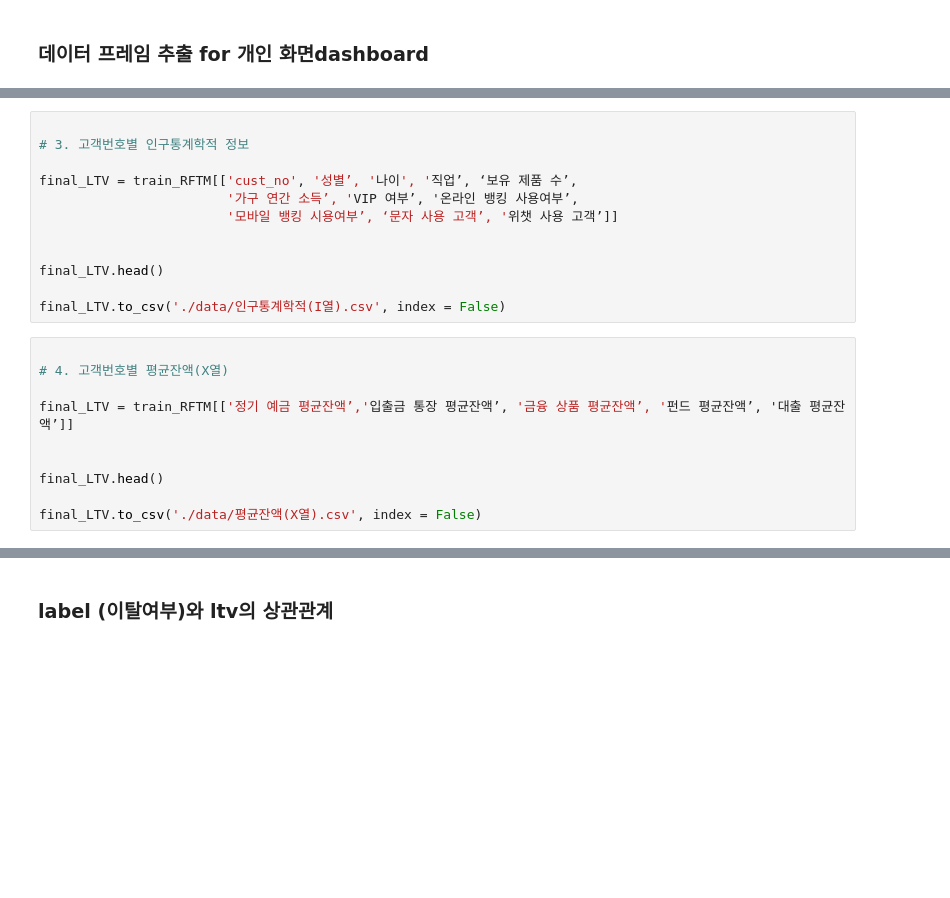
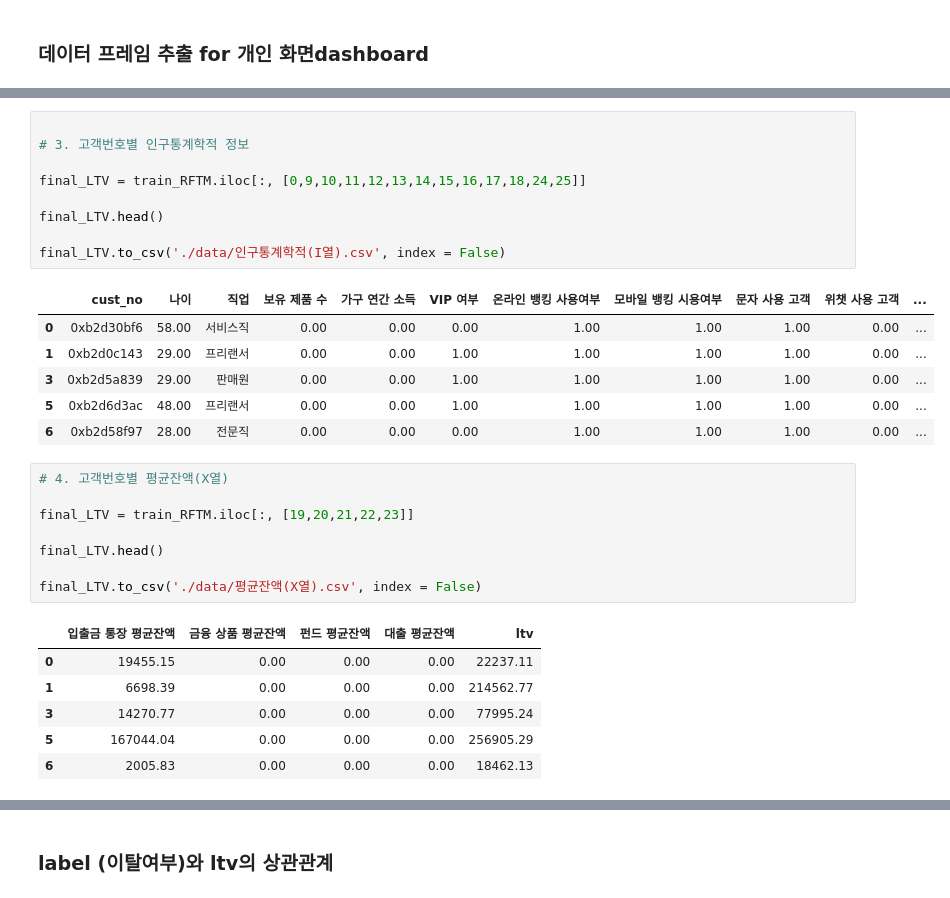
Before and after one commit to Jin-ahBak/bitamin_ChurnProject, a Jupyter notebook: jinyoung/LVT모델링_최종버전 for데이터프레임추출.ipynb, the cells around one changed output, grey strips where cells are left out. Drawn from its saved outputs; the diff is of its cells as text; blank space fills up the shorter version.

```diff
--- a/jinyoung/LVT모델링_최종버전 for데이터프레임추출.ipynb
+++ b/jinyoung/LVT모델링_최종버전 for데이터프레임추출.ipynb
@@ -1406,22 +1431,31 @@ final_LTV.to_csv('./data/ltv+segment열.csv', index = False)
 # %%
 
 # 3. 고객번호별 인구통계학적 정보
 
-final_LTV = train_RFTM[['cust_no', '성별’, '나이', '직업’, ‘보유 제품 수’,
-                        '가구 연간 소득’, 'VIP 여부’, '온라인 뱅킹 사용여부’,
-                        '모바일 뱅킹 시용여부’, ‘문자 사용 고객’, '위챗 사용 고객’]]
-
+final_LTV = train_RFTM.iloc[:, [0,9,10,11,12,13,14,15,16,17,18,24,25]]
 
 final_LTV.head()
 
 final_LTV.to_csv('./data/인구통계학적(I열).csv', index = False)
+# %% [output]
+|  | cust_no | 나이 | 직업 | 보유 제품 수 | 가구 연간 소득 | VIP 여부 | 온라인 뱅킹 사용여부 | 모바일 뱅킹 시용여부 | 문자 사용 고객 | 위챗 사용 고객 | ... |
+| 0 | 0xb2d30bf6 | 58.00 | 서비스직 | 0.00 | 0.00 | 0.00 | 1.00 | 1.00 | 1.00 | 0.00 | ... |
+| 1 | 0xb2d0c143 | 29.00 | 프리랜서 | 0.00 | 0.00 | 1.00 | 1.00 | 1.00 | 1.00 | 0.00 | ... |
+| 3 | 0xb2d5a839 | 29.00 | 판매원 | 0.00 | 0.00 | 1.00 | 1.00 | 1.00 | 1.00 | 0.00 | ... |
+| 5 | 0xb2d6d3ac | 48.00 | 프리랜서 | 0.00 | 0.00 | 1.00 | 1.00 | 1.00 | 1.00 | 0.00 | ... |
+| 6 | 0xb2d58f97 | 28.00 | 전문직 | 0.00 | 0.00 | 0.00 | 1.00 | 1.00 | 1.00 | 0.00 | ... |
 # %%
-
 # 4. 고객번호별 평균잔액(X열)
 
-final_LTV = train_RFTM[['정기 예금 평균잔액’,'입출금 통장 평균잔액’, '금융 상품 평균잔액’, '펀드 평균잔액’, '대출 평균잔액’]]
-
+final_LTV = train_RFTM.iloc[:, [19,20,21,22,23]]
 
 final_LTV.head()
 
 final_LTV.to_csv('./data/평균잔액(X열).csv', index = False)
+# %% [output]
+|  | 입출금 통장 평균잔액 | 금융 상품 평균잔액 | 펀드 평균잔액 | 대출 평균잔액 | ltv |
+| 0 | 19455.15 | 0.00 | 0.00 | 0.00 | 22237.11 |
+| 1 | 6698.39 | 0.00 | 0.00 | 0.00 | 214562.77 |
+| 3 | 14270.77 | 0.00 | 0.00 | 0.00 | 77995.24 |
+| 5 | 167044.04 | 0.00 | 0.00 | 0.00 | 256905.29 |
+| 6 | 2005.83 | 0.00 | 0.00 | 0.00 | 18462.13 |
```
Also changed, not shown: parts of 14 cells of this notebook, 13 other files.
